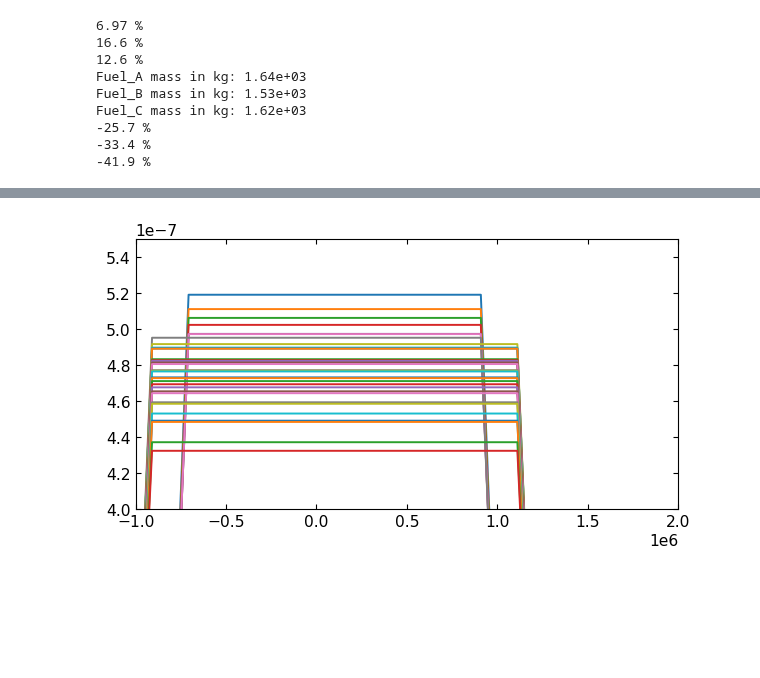
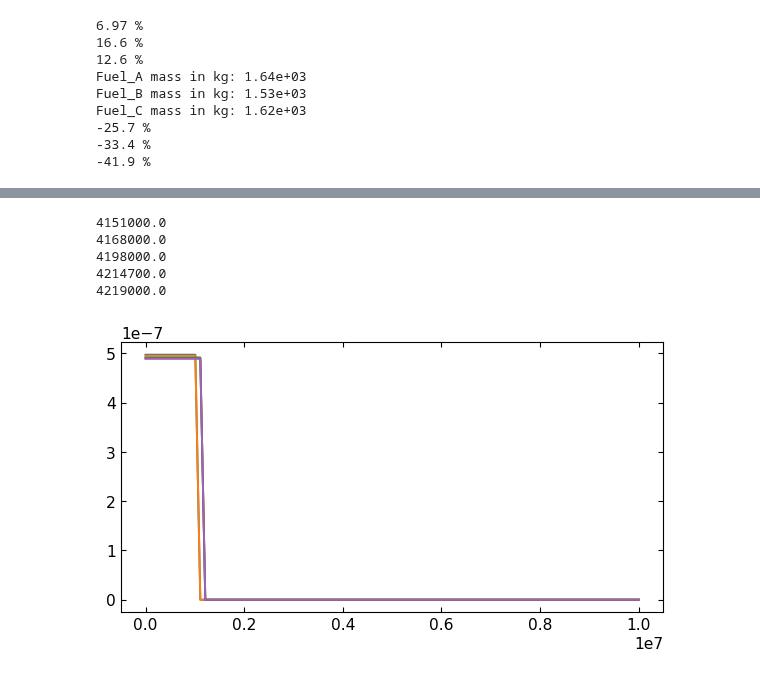
Before and after one commit to EmilEskol/Speciale, a Jupyter notebook: 4Neutron_spectrum_from_alpha_N.ipynb, the cells around one changed output, grey strips where cells are left out. Cells and saved outputs as stored; diff of their text form; code cells hidden in the pictures; blank space fills up the shorter version.

```diff
--- a/4Neutron_spectrum_from_alpha_N.ipynb
+++ b/4Neutron_spectrum_from_alpha_N.ipynb
@@ -490,37 +474,43 @@ def neutron_energy_alpha_n(E_a,theta,nuclide_name):
     #print(f'{openmc.data.ATOMIC_SYMBOL[new_Z]}{A+3}')
     m_R = openmc.data.atomic_mass(f'{openmc.data.ATOMIC_SYMBOL[new_Z]}{A+3}')#residual recoil nucleus
 
-    Q_i = 1
+    Q_i = 1 #=m_a+m_T-m_n-m_D
 
     term0 = m_a*m_n*E_a*np.pow(np.cos(theta),2)/np.pow(m_n+m_R,2)
     term1 = (m_R*Q_i+(m_R-m_a)*E_a)/(m_a+m_R)*0
     term2 = 2*np.cos(theta)/(m_n+m_R)*np.sqrt(m_a*m_n*E_a*(m_R*Q_i+(m_R-m_a)*E_a)/(m_n+m_R))
 
     return term0 + term1 + term2
 
 def transfer_kernel(E_a,E_n,nuclide_name):
     E_n_max = neutron_energy_alpha_n(E_a,0,nuclide_name)
     E_n_min = min([neutron_energy_alpha_n(E_a,np.pi/2,nuclide_name),neutron_energy_alpha_n(E_a,np.pi,nuclide_name)])
 
     if E_n < E_n_max and E_n > E_n_min:
         return 1/(E_n_max-E_n_min)
     else:
         return 0
 fig, ax = plt.subplots()
 #ax.semilogy()
 #ax.set_ylim(4e-7,5.5e-7)
 #ax.set_xlim(-0.1e7,0.2e7)
 
-lin = np.linspace(-1e7,1e7,100)
+lin = np.linspace(0,1e7,100)
 E_as = np.sort([4108600.0, 4150600.0, 4276100.0, 4603500.0, 4722400.0, 4774600.0, 3975854.0, 4077101.0, 4150000.0,
         4214700.0, 4219000.0, 4219928.0, 4271000.0, 4279693.0, 4287360.0, 4295000.0, 4325795.0, 4328547.0,
         4362362.0, 4366100.0, 4381431.0, 4397800.0, 4414000.0, 4435000.0, 4502000.0, 4556000.0, 4596400.0,
         4168000.0, 4332000.0, 4445000.0, 4494000.0, 4038000.0, 4151000.0, 4198000.0])
-for E_a in E_as:
+for E_a in E_as[-28:-23]:
+    print(E_a)
     kernel = [transfer_kernel(E_a,n,'Be9') for n in lin]
     ax.plot(lin,kernel)
 # %% [output]
+4151000.0
+4168000.0
+4198000.0
+4214700.0
+4219000.0
-[figure, old version]
+[figure, new version]
 # %%
 def neutron_spectra_from_material(mat,E_min=0,E_max=6e6,nr_points=1000,
                            plot_result=True, plot_parts=True, plot_crosssections=True,
```
Also changed, not shown: parts of 4 cells of this notebook.
